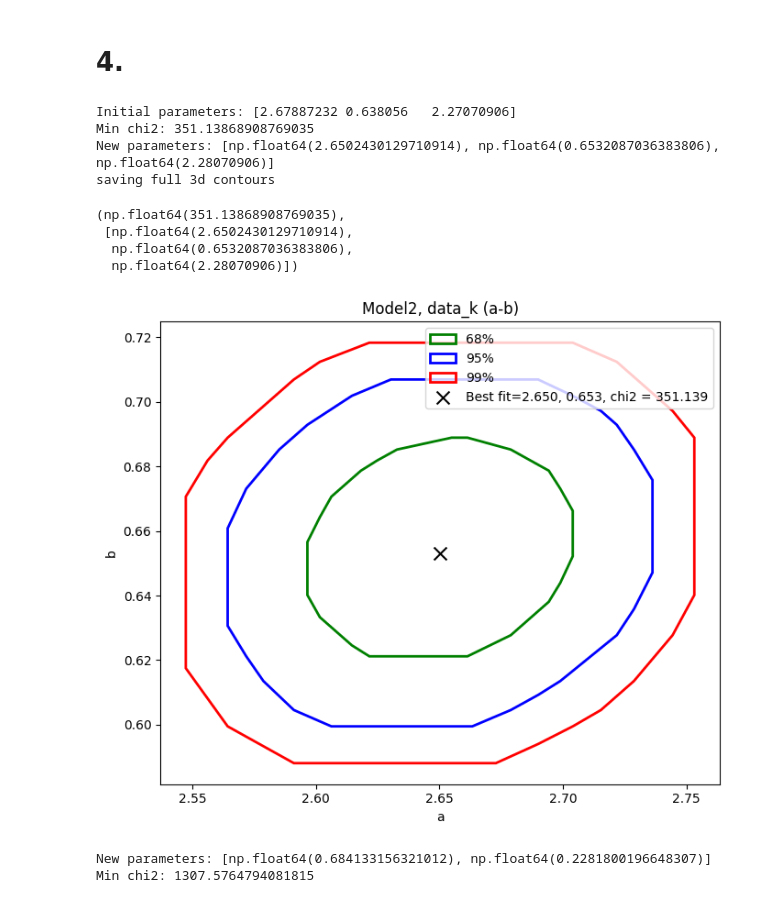
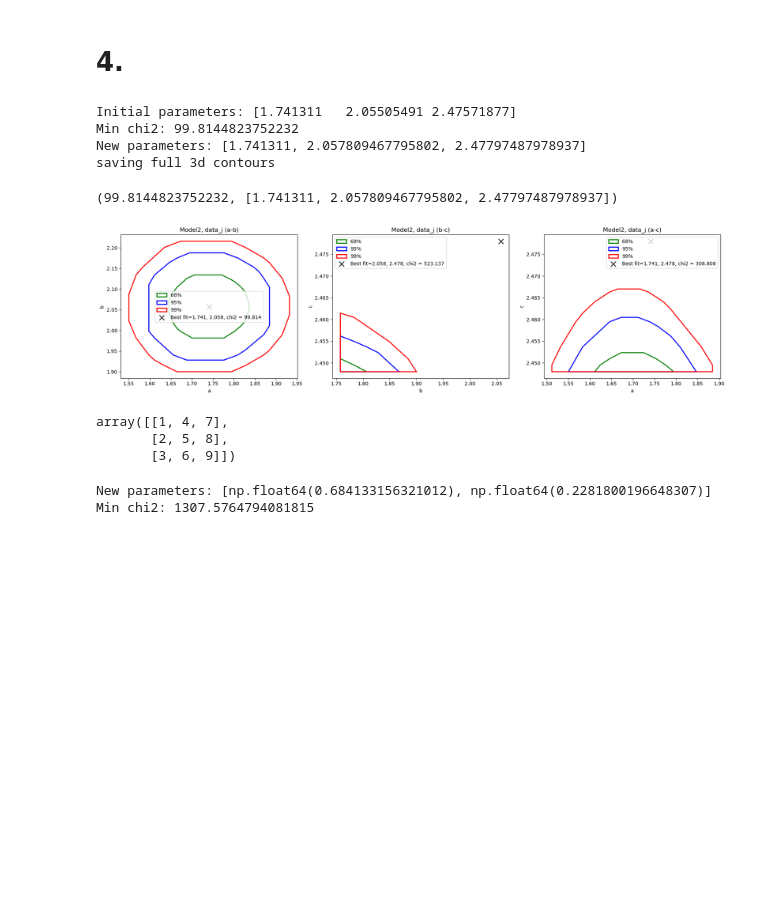
Before and after one commit to john1256/KASI_Ms, a Jupyter notebook: 2025/Statistics_1/Assignment5.ipynb, the cells around one changed output. Saved outputs shown, nothing was run; the diff lists cells and outputs as text; code cells hidden in the pictures; blank space fills up the shorter version.

```diff
--- a/2025/Statistics_1/Assignment5.ipynb
+++ b/2025/Statistics_1/Assignment5.ipynb
@@ -169,21 +178,24 @@ plot_graphs('data_h', 'Model5', data_h, M5)
 # %% [markdown]
 # 4.
 # %%
-grid_A = make_grid(10, steps=30)/80
-grid_B = make_grid(10, steps=30)/80
-grid_C = make_grid(2, steps=30)/1e2
+grid_A = make_grid(10, steps=30)/30
+grid_B = make_grid(10, steps=30)/30
+grid_C = make_grid(10, steps=50)/300
 grid_tot = [grid_A, grid_B, grid_C]
-plot_contour("best_fit_4.txt", "Model2", grid_tot, data_k, data_name='data_k', plot_parms='ab')
+plot_contour("best_fit_3.txt", "Model2", grid_tot, data_j, data_name='data_j', plot_parms='abc')
 # %% [output]
-Initial parameters: [2.67887232 0.638056   2.27070906]
-Min chi2: 351.13868908769035
-New parameters: [np.float64(2.6502430129710914), np.float64(0.6532087036383806), np.float64(2.28070906)]
+Initial parameters: [1.741311   2.05505491 2.47571877]
+Min chi2: 99.8144823752232
+New parameters: [1.741311, 2.057809467795802, 2.47797487978937]
 saving full 3d contours
-(np.float64(351.13868908769035),
- [np.float64(2.6502430129710914),
-  np.float64(0.6532087036383806),
-  np.float64(2.28070906)])
+(99.8144823752232, [1.741311, 2.057809467795802, 2.47797487978937])
-[figure, old version]
+[figure, new version]
+# %%
+np.array([[1,2,3], [4,5,6], [7,8,9]]).T
+# %% [output]
+array([[1, 4, 7],
+       [2, 5, 8],
+       [3, 6, 9]])
 # %%
 grid_A = make_grid(10, steps=200)/80
 grid_B = make_grid(10, steps=200)/40
```
Also changed, not shown: parts of 3 cells of this notebook, 15 other files.
